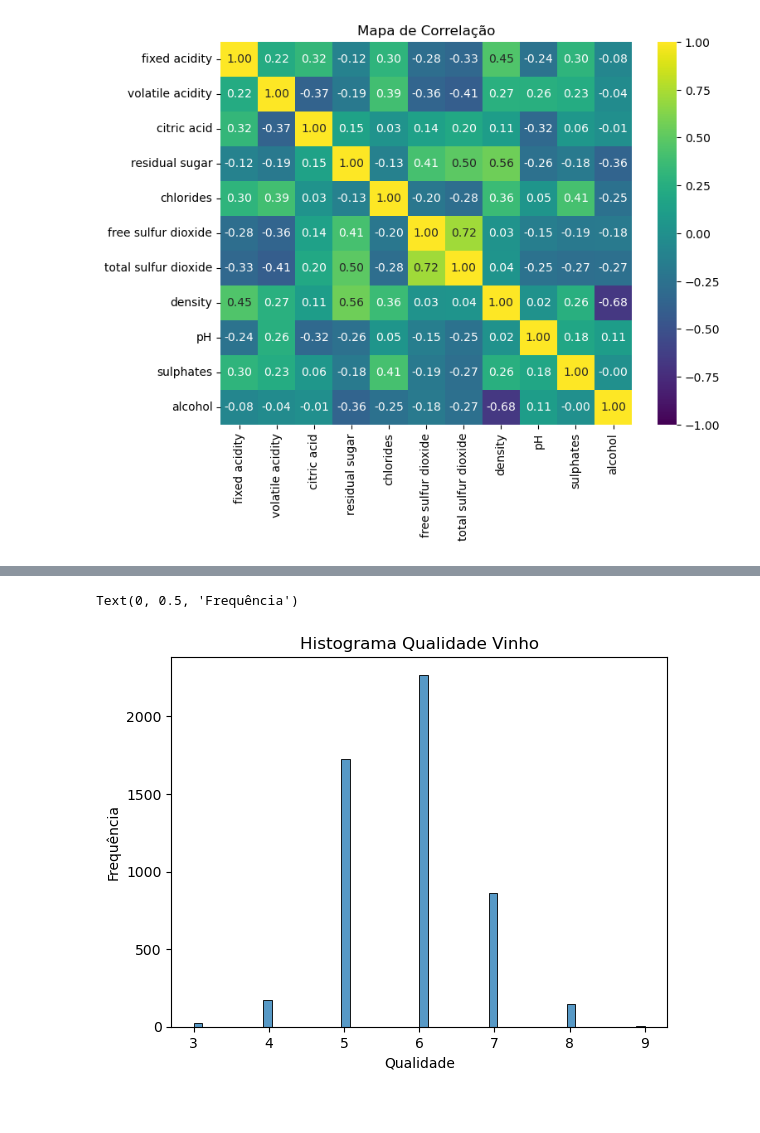
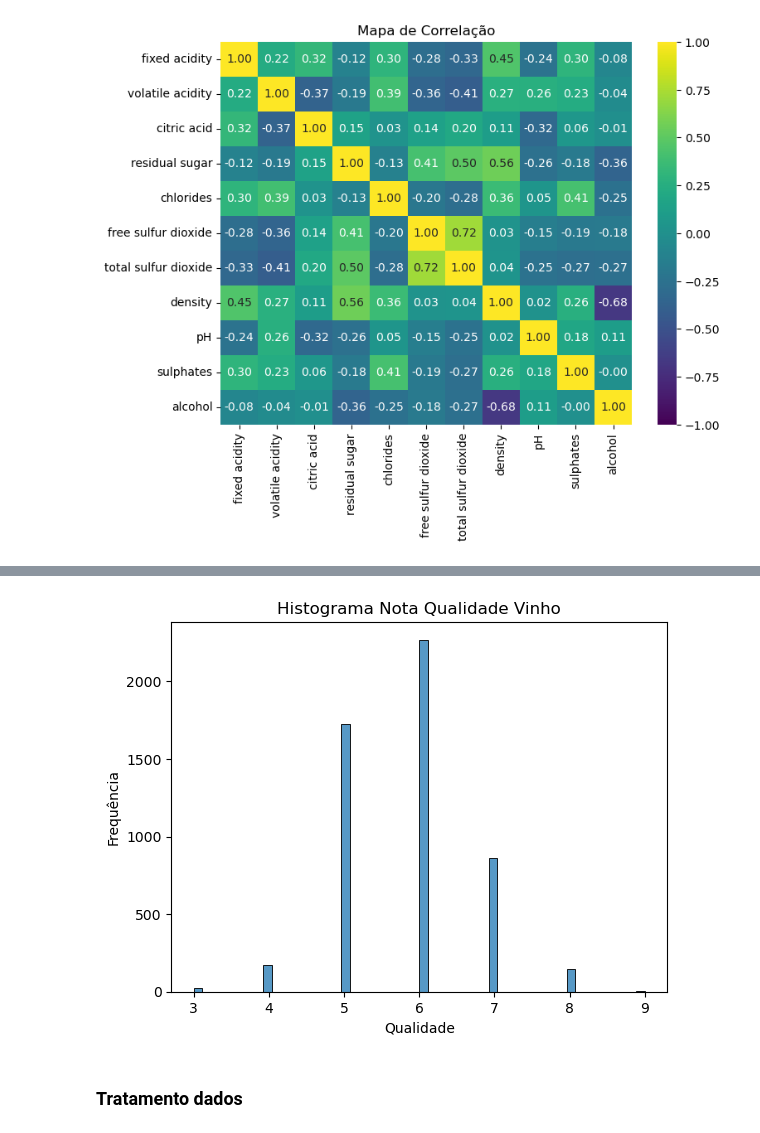
Before and after one commit to AlvimDePaula/projetos_estudos_geral, a Jupyter notebook: classificacao/classificacao_vinhos/Classificacao_qualidade_vinho.ipynb, the cells around one changed output, grey strips where cells are left out. Cells and saved outputs as stored; diff of their text form; code cells hidden in the pictures.

```diff
--- a/classificacao/classificacao_vinhos/Classificacao_qualidade_vinho.ipynb
+++ b/classificacao/classificacao_vinhos/Classificacao_qualidade_vinho.ipynb
@@ -121,9 +162,8 @@ dtype: int64
 # %%
 # Gráfico variável Y (Qualidade)
 sns.histplot(y_train)
-plt.title('Histograma Qualidade Vinho')
+plt.title('Histograma Nota Qualidade Vinho')
 plt.xlabel('Qualidade')
-plt.ylabel('Frequência')
+plt.ylabel('Frequência');
 # %% [output]
-Text(0, 0.5, 'Frequência')
-[figure, old version]
+[figure, new version]
@@ -134,3 +170,5 @@ num_name = x_train_num.columns
+# %% [markdown]
+### Tratamento dados
 # %%
 # Pipeline categórica
 pipe_cat = Pipeline([('dummies', ce.TargetEncoder()),
```
Also changed, not shown: parts of 30 cells of this notebook.
